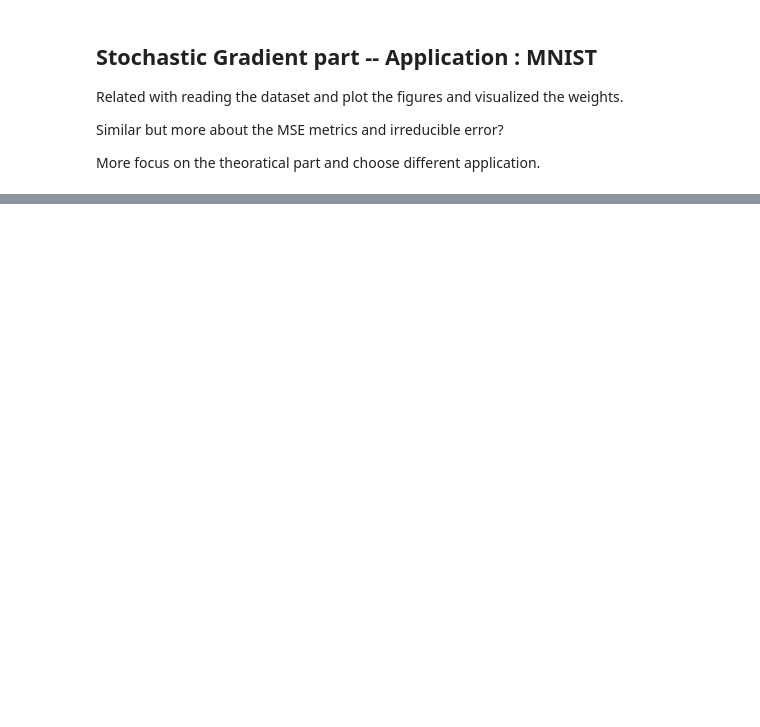
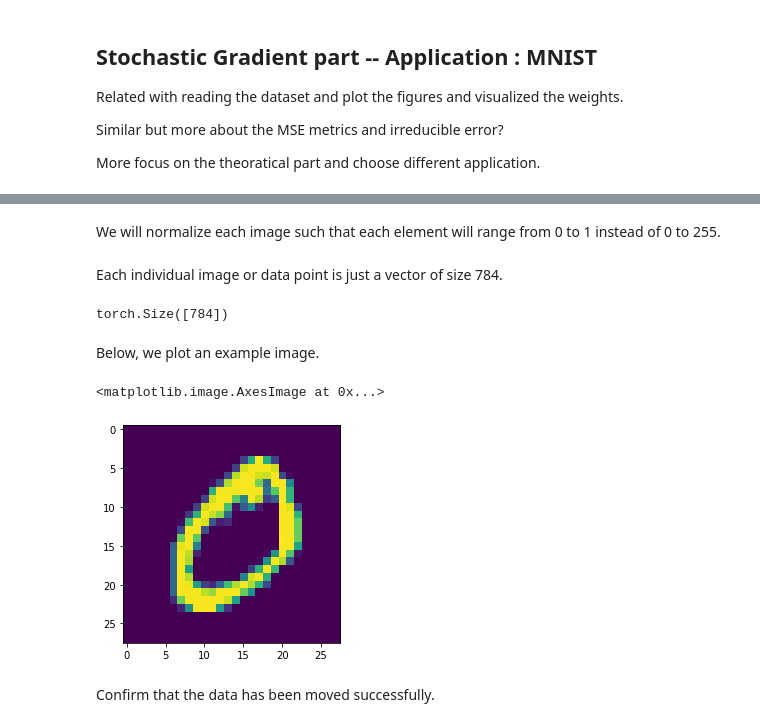
Before and after one commit to Bluefog-Lib/bluefog-tutorial, a Jupyter notebook: Section 3/AWC-and-ATC.ipynb, the cells around one changed output, grey strips where cells are left out. Drawn from its saved outputs; the diff is of its cells as text; code cells hidden in the pictures; blank space fills up the shorter version.

```diff
--- a/Section 3/AWC-and-ATC.ipynb
+++ b/Section 3/AWC-and-ATC.ipynb
@@ -458,3 +580,10 @@ Related with reading the dataset and plot the figures and visualized the weights
 Similar but more about the MSE metrics and irreducible error?
 
 More focus on the theoratical part and choose different application.
+# %%
+# Load the MNIST dataset.
+
+from torchvision import datasets
+
+
+dataset = datasets.MNIST('../data', train=True, download=True)
@@ -460,0 +592,4 @@ More focus on the theoratical part and choose different application.
+# %%
+idx = (dataset.targets==0) | (dataset.targets==1)
+X = dataset.data[idx].view(dataset.data[idx].shape[0], -1)
+y = dataset.targets[idx][:, None]
@@ -460,0 +604,17 @@ More focus on the theoratical part and choose different application.
+# %% [markdown]
+We will normalize each image such that each element will range from 0 to 1 instead of 0 to 255.
+# %%
+X = X / 255.
+# %% [markdown]
+Each individual image or data point is just a vector of size 784.
+# %%
+X[0, :].shape
+# %% [output]
+torch.Size([784])
+# %% [markdown]
+Below, we plot an example image.
+# %%
+plt.imshow(X[0, :].view(28,28))
+# %% [output]
+<matplotlib.image.AxesImage at 0x...>
+[figure, added]
@@ -460,0 +629,2 @@ More focus on the theoratical part and choose different application.
+# %% [markdown]
+Confirm that the data has been moved successfully.
```
Also changed, not shown: parts of 54 cells of this notebook, 12 other files.
